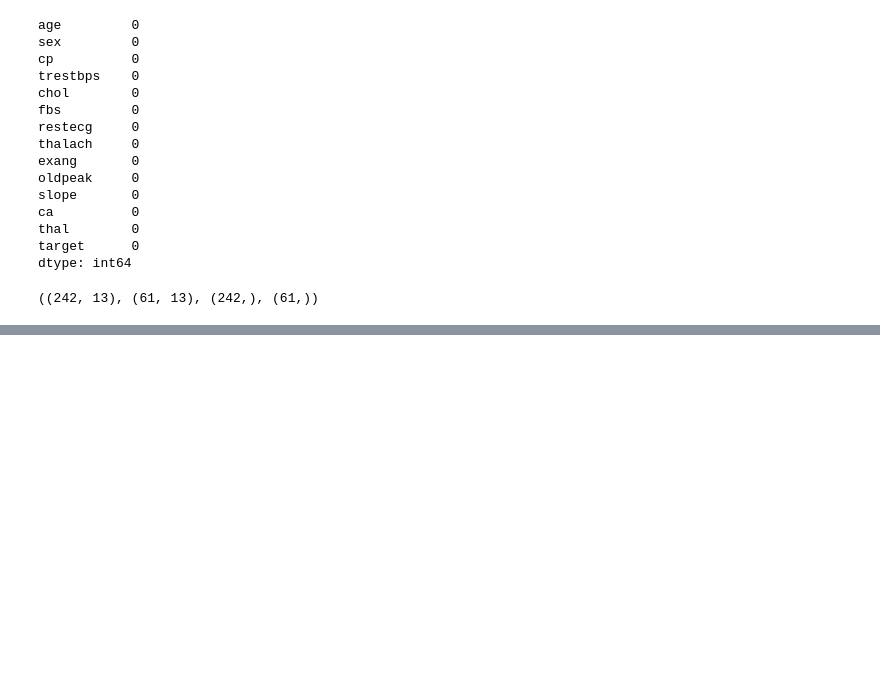
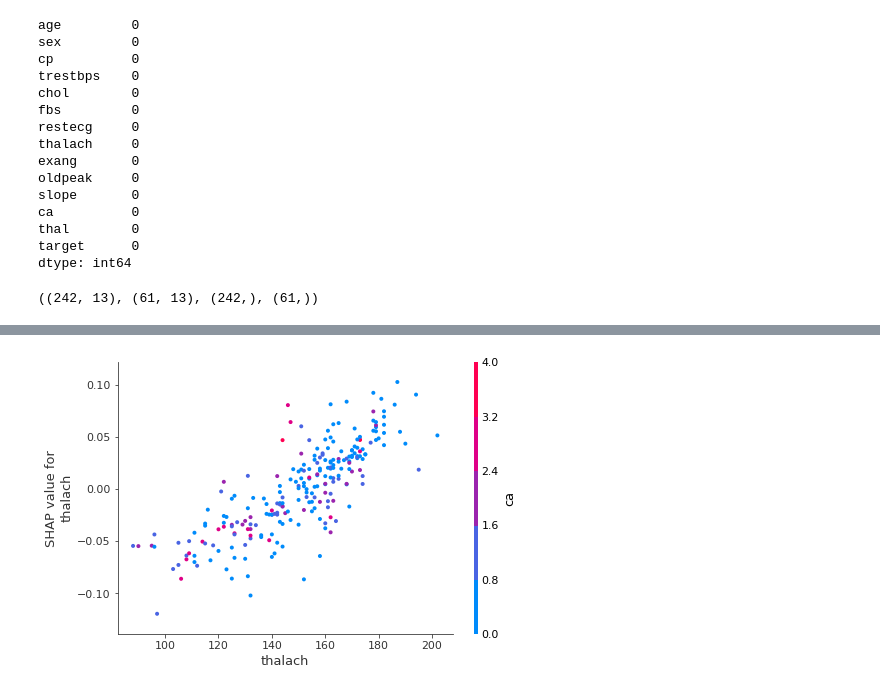
Before and after one commit to marcosrochedo/data-projects, a Jupyter notebook: heart-disease-predict/heart-disease-predict/skopt_TuningParameters.ipynb, the cells around one changed output, grey strips where cells are left out. Saved outputs shown, nothing was run; the diff lists cells and outputs as text; code cells hidden in the pictures; blank space fills up the shorter version.

```diff
--- a/heart-disease-predict/heart-disease-predict/skopt_TuningParameters.ipynb
+++ b/heart-disease-predict/heart-disease-predict/skopt_TuningParameters.ipynb
@@ -130,0 +239,6 @@ print(resultados_bayesian.fun)
+# %%
+# verificando a variável preditora e contínua 'thalach'
+# interaction_index = ca, análise com interação entre thalach x ca
+shap.initjs()
+shap.dependence_plot("thalach", shap_values[1], X_train, interaction_index="ca")
+# %% [output]
@@ -130,0 +246 @@ print(resultados_bayesian.fun)
+[figure, added]
```
Also changed, not shown: parts of 20 cells of this notebook.
